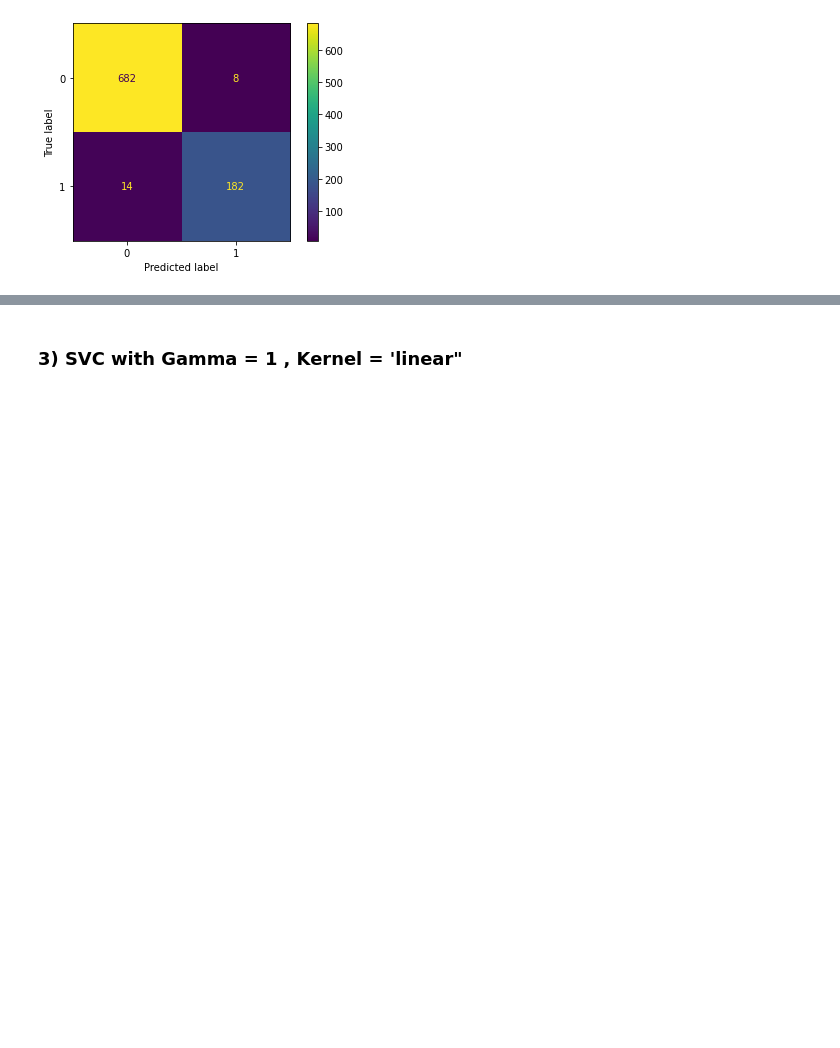
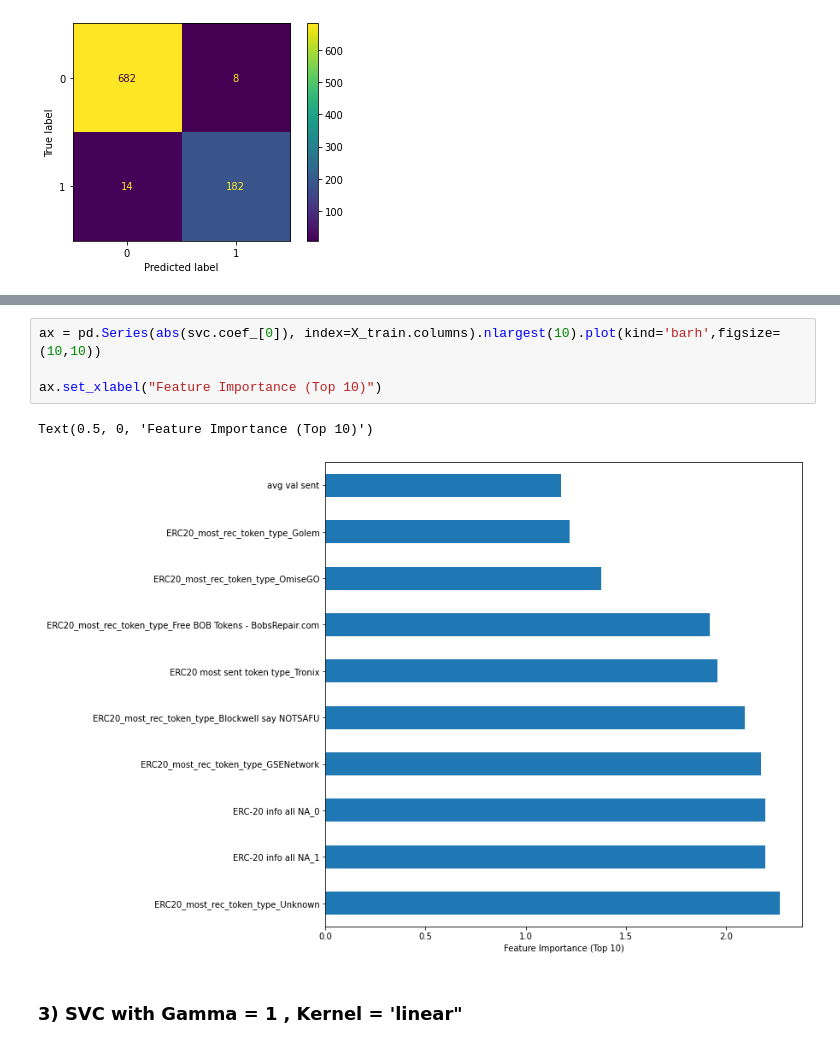
Before and after one commit to Mingg-Shi/CryptoFraud, a Jupyter notebook: model_split_first_SVM.ipynb, the cells around one changed output, grey strips where cells are left out. Saved outputs shown, nothing was run; the diff lists cells and outputs as text; blank space fills up the shorter version.

```diff
--- a/model_split_first_SVM.ipynb
+++ b/model_split_first_SVM.ipynb
@@ -99,3 +99,10 @@ Text(0.5, 0, 'Feature Importance (Top 20)')
+# %%
+ax = pd.Series(abs(svc.coef_[0]), index=X_train.columns).nlargest(10).plot(kind='barh',figsize=(10,10))
+
+ax.set_xlabel("Feature Importance (Top 10)")
+# %% [output]
+Text(0.5, 0, 'Feature Importance (Top 10)')
+[figure, added]
 # %% [markdown]
 ### 3) SVC with Gamma = 1  , Kernel = 'linear"
 # %%
```
Also changed, not shown: parts of 4 cells of this notebook, 2 other files.
